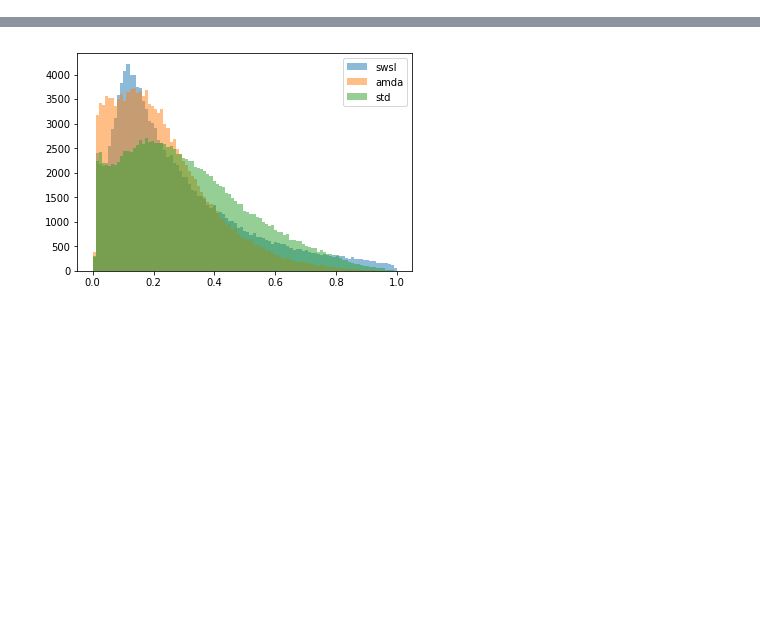
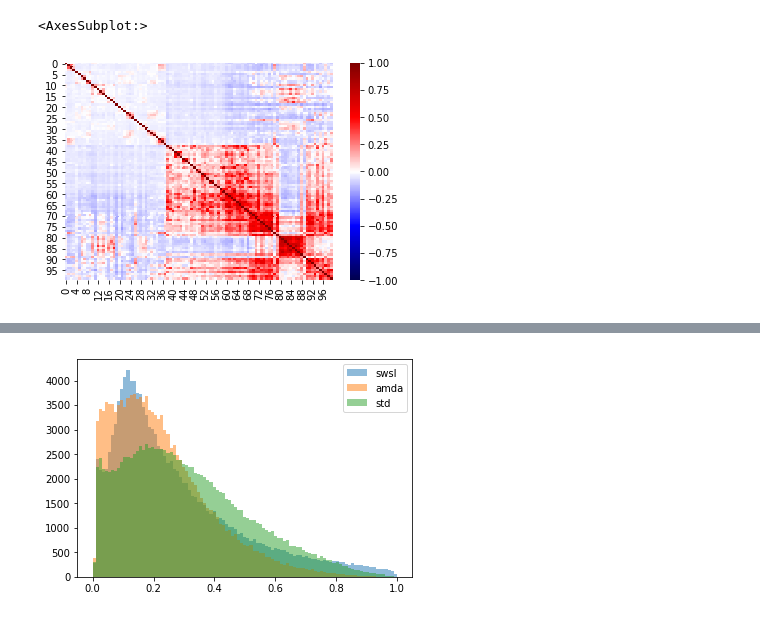
Before and after one commit to shashankskagnihotri/plots, a Jupyter notebook: clean_plots/3softdistr.ipynb, the cells around one changed output, grey strips where cells are left out. Cells and saved outputs as stored; diff of their text form; code cells hidden in the pictures; blank space fills up the shorter version.

```diff
--- a/clean_plots/3softdistr.ipynb
+++ b/clean_plots/3softdistr.ipynb
@@ -46,0 +123,10 @@ class SoftProbDataset:
+# %%
+dataset_swsl = SoftProbDataset(data_swsl_path, 6)
+loader_swsl = DataLoader(dataset_swsl, batch_size=256, num_workers=3)
+df = gather_samples(loader_swsl)
+df_corr = df.corr()
+
+sns.heatmap(df_corr, vmin=-1, vmax=1, cmap=cm.seismic)
+# %% [output]
+<AxesSubplot:>
+[figure, added]
```
Also changed, not shown: parts of 13 cells of this notebook, 31 other files.
